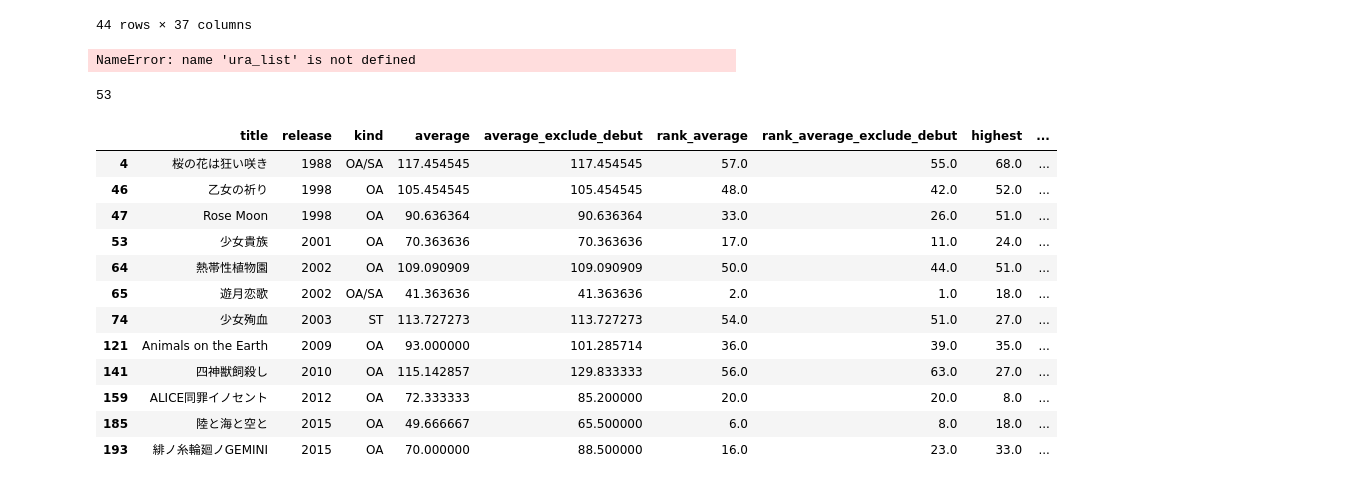
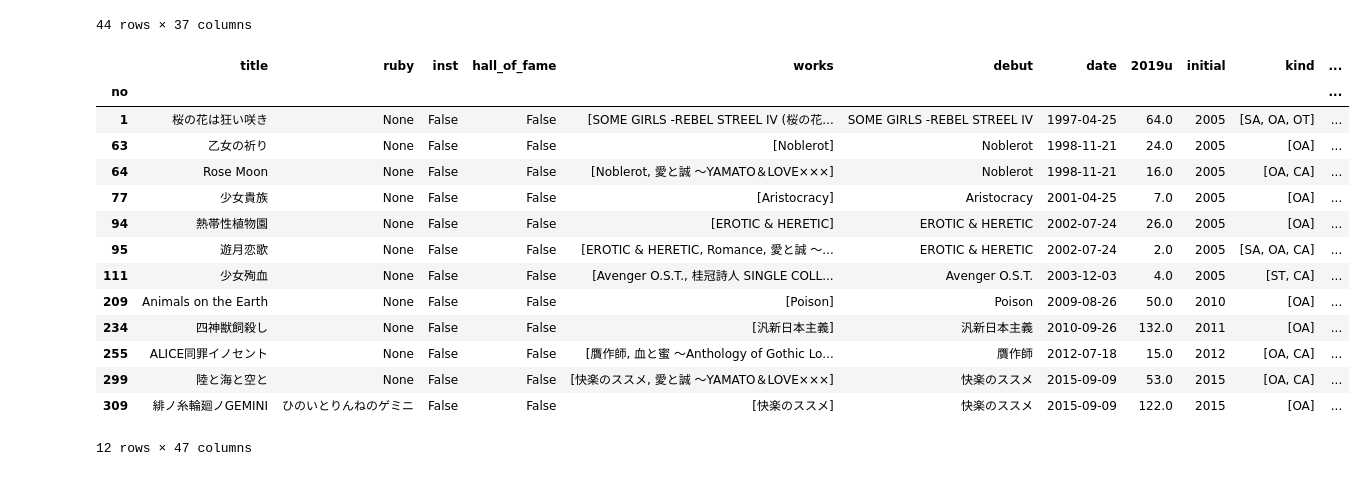
Before and after one commit to tabris913/aliran, a Jupyter notebook: aliran.ipynb, the cells around one changed output. Saved outputs shown, nothing was run; the diff lists cells and outputs as text; code cells hidden in the pictures.

```diff
--- a/aliran.ipynb
+++ b/aliran.ipynb
@@ -499,10 +593,4 @@ ura[ura.kind.apply(lambda k: 'S-1' in k or 'S-2' in k)]
 | 311 | 魂ノ代 | 2015-10-21 | 2015 | [S-2] | NaN | NaN | NaN | NaN | NaN | NaN | ... | ... |
 44 rows × 37 columns
 # %%
-ura_list[(160 <= ura_list[2018]) & (ura_list[2018] <= 210)]
+# ura_list[(160 <= ura_list[2018]) & (ura_list[2018] <= 210)]
-# %% [output]
-NameError: name 'ura_list' is not defined
-# %%
-len(_)
-# %% [output]
-53
@@ -509,20 +599,22 @@ len(_)
 # %%
 my = ['桜の花は狂い咲き', '乙女の祈り', 'Rose Moon', '少女貴族', '熱帯性植物園', '遊月恋歌', '少女殉血', 'Animals on the Earth', '四神獣飼殺し', 'ALICE同罪イノセント', '陸と海と空と', '緋ノ糸輪廻ノGEMINI']
-result.query('title in @my').join(ura_list[2018])
+result.query('title in @my')
 # %% [output]
-|  | title | release | kind | average | average_exclude_debut | rank_average | rank_average_exclude_debut | highest | ... |
-| 4 | 桜の花は狂い咲き | 1988 | OA/SA | 117.454545 | 117.454545 | 57.0 | 55.0 | 68.0 | ... |
-| 46 | 乙女の祈り | 1998 | OA | 105.454545 | 105.454545 | 48.0 | 42.0 | 52.0 | ... |
-| 47 | Rose Moon | 1998 | OA | 90.636364 | 90.636364 | 33.0 | 26.0 | 51.0 | ... |
-| 53 | 少女貴族 | 2001 | OA | 70.363636 | 70.363636 | 17.0 | 11.0 | 24.0 | ... |
-| 64 | 熱帯性植物園 | 2002 | OA | 109.090909 | 109.090909 | 50.0 | 44.0 | 51.0 | ... |
-| 65 | 遊月恋歌 | 2002 | OA/SA | 41.363636 | 41.363636 | 2.0 | 1.0 | 18.0 | ... |
-| 74 | 少女殉血 | 2003 | ST | 113.727273 | 113.727273 | 54.0 | 51.0 | 27.0 | ... |
-| 121 | Animals on the Earth | 2009 | OA | 93.000000 | 101.285714 | 36.0 | 39.0 | 35.0 | ... |
-| 141 | 四神獣飼殺し | 2010 | OA | 115.142857 | 129.833333 | 56.0 | 63.0 | 27.0 | ... |
-| 159 | ALICE同罪イノセント | 2012 | OA | 72.333333 | 85.200000 | 20.0 | 20.0 | 8.0 | ... |
-| 185 | 陸と海と空と | 2015 | OA | 49.666667 | 65.500000 | 6.0 | 8.0 | 18.0 | ... |
-| 193 | 緋ノ糸輪廻ノGEMINI | 2015 | OA | 70.000000 | 88.500000 | 16.0 | 23.0 | 33.0 | ... |
+|  | title | ruby | inst | hall_of_fame | works | debut | date | 2019u | initial | kind | ... |
+| no |  |  |  |  |  |  |  |  |  |  | ... |
+| 1 | 桜の花は狂い咲き | None | False | False | [SOME GIRLS -REBEL STREEL IV (桜の花... | SOME GIRLS -REBEL STREEL IV | 1997-04-25 | 64.0 | 2005 | [SA, OA, OT] | ... |
+| 63 | 乙女の祈り | None | False | False | [Noblerot] | Noblerot | 1998-11-21 | 24.0 | 2005 | [OA] | ... |
+| 64 | Rose Moon | None | False | False | [Noblerot, 愛と誠 ～YAMATO＆LOVE×××] | Noblerot | 1998-11-21 | 16.0 | 2005 | [OA, CA] | ... |
+| 77 | 少女貴族 | None | False | False | [Aristocracy] | Aristocracy | 2001-04-25 | 7.0 | 2005 | [OA] | ... |
+| 94 | 熱帯性植物園 | None | False | False | [EROTIC & HERETIC] | EROTIC & HERETIC | 2002-07-24 | 26.0 | 2005 | [OA] | ... |
+| 95 | 遊月恋歌 | None | False | False | [EROTIC & HERETIC, Romance, 愛と誠 ～... | EROTIC & HERETIC | 2002-07-24 | 2.0 | 2005 | [SA, OA, CA] | ... |
+| 111 | 少女殉血 | None | False | False | [Avenger O.S.T., 桂冠詩人 SINGLE COLL... | Avenger O.S.T. | 2003-12-03 | 4.0 | 2005 | [ST, CA] | ... |
+| 209 | Animals on the Earth | None | False | False | [Poison] | Poison | 2009-08-26 | 50.0 | 2010 | [OA] | ... |
+| 234 | 四神獣飼殺し | None | False | False | [汎新日本主義] | 汎新日本主義 | 2010-09-26 | 132.0 | 2011 | [OA] | ... |
+| 255 | ALICE同罪イノセント | None | False | False | [贋作師, 血と蜜 ～Anthology of Gothic Lo... | 贋作師 | 2012-07-18 | 15.0 | 2012 | [OA, CA] | ... |
+| 299 | 陸と海と空と | None | False | False | [快楽のススメ, 愛と誠 ～YAMATO＆LOVE×××] | 快楽のススメ | 2015-09-09 | 53.0 | 2015 | [OA, CA] | ... |
+| 309 | 緋ノ糸輪廻ノGEMINI | ひのいとりんねのゲミニ | False | False | [快楽のススメ] | 快楽のススメ | 2015-09-09 | 122.0 | 2015 | [OA] | ... |
+12 rows × 47 columns
 # %%
 # for idx, i in enumerate(map(lambda line: f'<p>{line}</p>', ura_list.title)):
 #     print(i, end='')
```
Also changed, not shown: parts of 11 cells of this notebook, 7 other files.
